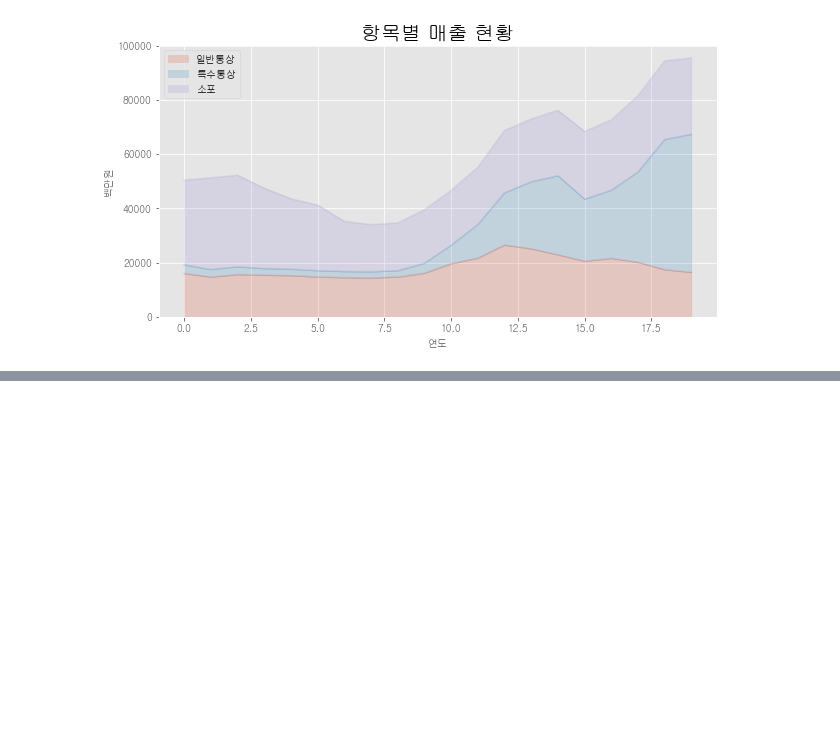
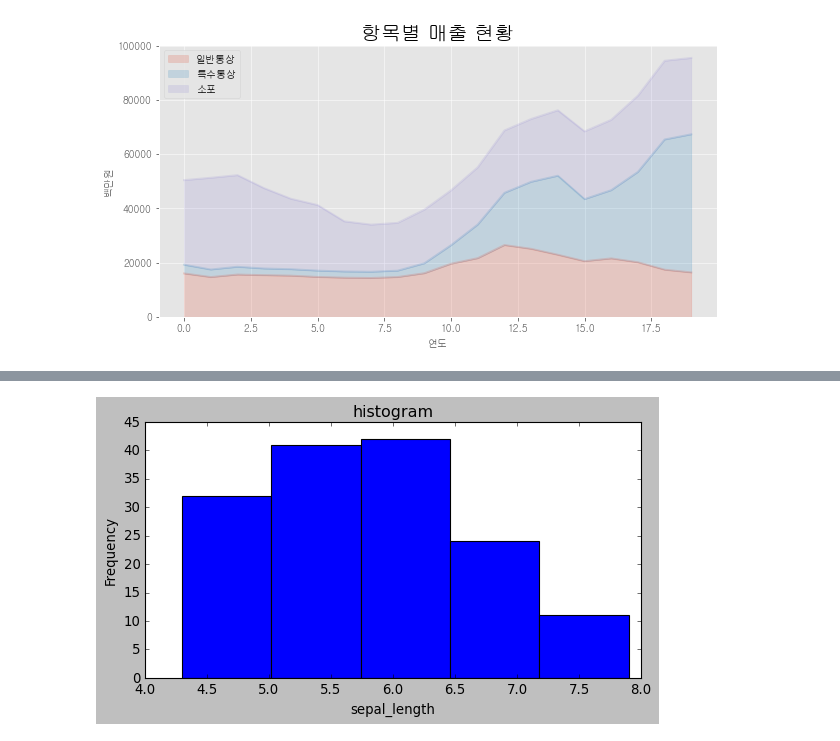
Before and after one commit to swleegit/data_analysis_review, a Jupyter notebook: 데분모05.ipynb, the cells around one changed output, grey strips where cells are left out. Drawn from its saved outputs; the diff is of its cells as text; code cells hidden in the pictures; blank space fills up the shorter version.

```diff
--- a/데분모05.ipynb
+++ b/데분모05.ipynb
@@ -406,0 +493,11 @@ plt.show()
+# %%
+#bins 5
+
+plt.style.use("classic")
+iris['sepal_length'].plot(kind = 'hist', bins = 5, color = 'blue', figsize=(8,4))
+
+plt.title("histogram")
+plt.xlabel("sepal_length")
+plt.show()
+# %% [output]
+[figure, added]
```
Also changed, not shown: parts of 10 cells of this notebook.
